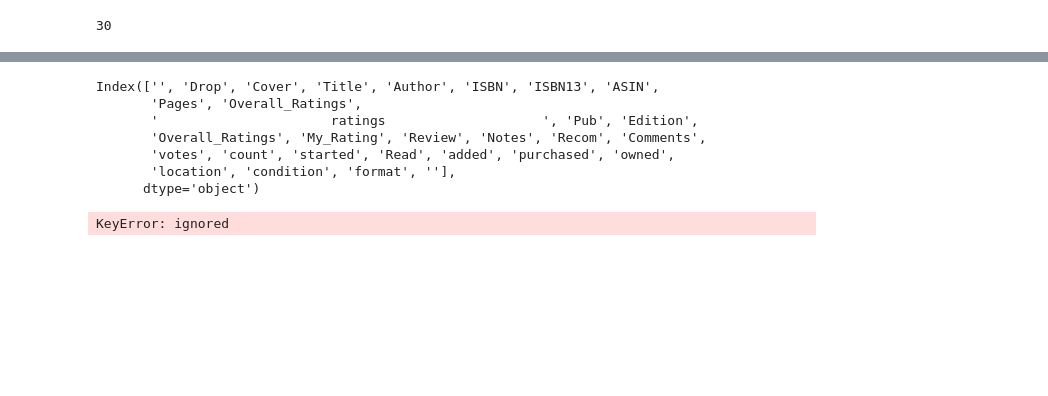
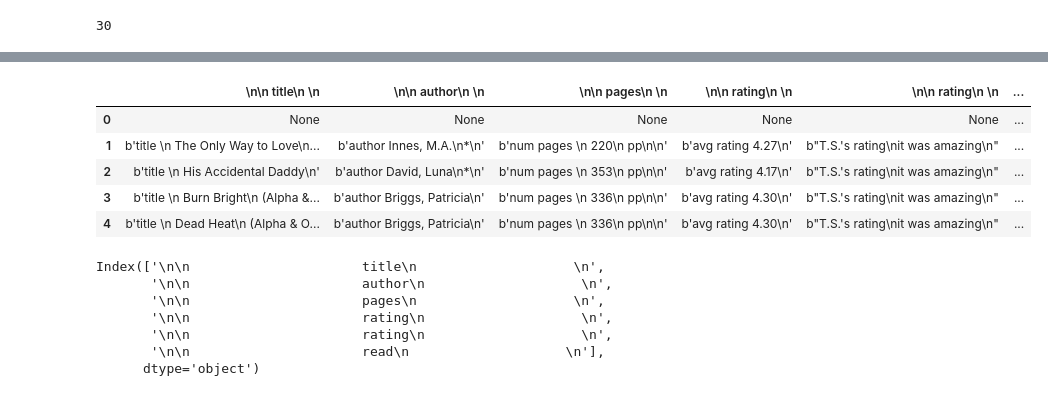
Before and after one commit to morrison-TD/GoodReadsScrape, a Jupyter notebook: GoodReads.ipynb, the cells around one changed output, grey strips where cells are left out. Drawn from its saved outputs; the diff is of its cells as text; code cells hidden in the pictures; blank space fills up the shorter version.

```diff
--- a/GoodReads.ipynb
+++ b/GoodReads.ipynb
@@ -88,7 +70,6 @@ rows = []
 for row in book_table.find_all('tr'):
      rows.append([val.text.encode('utf8') for val in row.find_all('td')])
 
-headers = [i.replace("\n", "") for i in headers]
 # rows = [i.replace("\n", "") for i in rows]
 # %%
 
@@ -190,19 +169,41 @@ df.head()
+# %%
+dropped_df=df1.drop(columns=['\n', '\n\n                      #\n                    \n',
+       '\n\n                      cover\n                    \n',
+       '\n\n                      isbn\n                    \n',
+       '\n\n                      isbn13\n                    \n',
+       '\n\n                      asin\n                    \n',
+       '\n\n                      ratings\n                    \n',
+       '\n\n                      pub\n                    \n',
+       '\n\n                      (ed.)\n                    \n',
+       '\n                    my rating\n              ',
+       '\n\n                      review\n                    \n',
+       '\n\n                      notes\n                    \n',
+       '\n\n                      recommender\n                    \n',
+       '\n\n                      comments\n                    \n',
+       '\n\n                      votes\n                    \n',
+       '\n\n                      count\n                    \n',
+       '\n\n                      started\n                    \n',
+       '\n\n                      added\n                        \n\n',
+       '\n\n                      purchased\n                    \n',
+       '\n\n                      owned\n                    \n',
+       '\n\n                      location\n                    \n',
+       '\n\n                      condition\n                    \n',
+       '\n\n                      format\n                    \n', '\n'])
+dropped_df.head()
+# %% [output]
+|  | \n\n title\n \n | \n\n author\n \n | \n\n pages\n \n | \n\n rating\n \n | \n\n rating\n \n | ... |
+| 0 | None | None | None | None | None | ... |
+| 1 | b'title \n The Only Way to Love\n... | b'author Innes, M.A.\n*\n' | b'num pages \n 220\n pp\n\n' | b'avg rating 4.27\n' | b"T.S.'s rating\nit was amazing\n" | ... |
+| 2 | b'title \n His Accidental Daddy\n' | b'author David, Luna\n*\n' | b'num pages \n 353\n pp\n\n' | b'avg rating 4.17\n' | b"T.S.'s rating\nit was amazing\n" | ... |
+| 3 | b'title \n Burn Bright\n (Alpha &... | b'author Briggs, Patricia\n' | b'num pages \n 336\n pp\n\n' | b'avg rating 4.30\n' | b"T.S.'s rating\nit was amazing\n" | ... |
+| 4 | b'title \n Dead Heat\n (Alpha & O... | b'author Briggs, Patricia\n' | b'num pages \n 336\n pp\n\n' | b'avg rating 4.30\n' | b"T.S.'s rating\nit was amazing\n" | ... |
 # %%
-df.columns
+dropped_df.columns
 # %% [output]
-Index(['', 'Drop', 'Cover', 'Title', 'Author', 'ISBN', 'ISBN13', 'ASIN',
-       'Pages', 'Overall_Ratings',
-       '                      ratings                    ', 'Pub', 'Edition',
-       'Overall_Ratings', 'My_Rating', 'Review', 'Notes', 'Recom', 'Comments',
-       'votes', 'count', 'started', 'Read', 'added', 'purchased', 'owned',
-       'location', 'condition', 'format', ''],
+Index(['\n\n                      title\n                    \n',
+       '\n\n                      author\n                    \n',
+       '\n\n                      pages\n                    \n',
+       '\n\n                      rating\n                    \n',
+       '\n\n                      rating\n                    \n',
+       '\n\n                      read\n                    \n'],
       dtype='object')
-# %%
-df_dropped = df.drop(columns=['','Drop','Cover', 'ISBN', 'ISBN13', 'ASIN', ' ratings ',
-                              'Pub', 'Edition', 'My_Rating', 'Review', 'Notes', 'Recom',
-                              'Comments','Read','added', 'purchased', 'owned',
-                              'location', 'condition', 'format', 'votes','count'])
-
-df_dropped.head()
-# %% [output]
-KeyError: ignored
```
Also changed, not shown: parts of 21 cells of this notebook.
